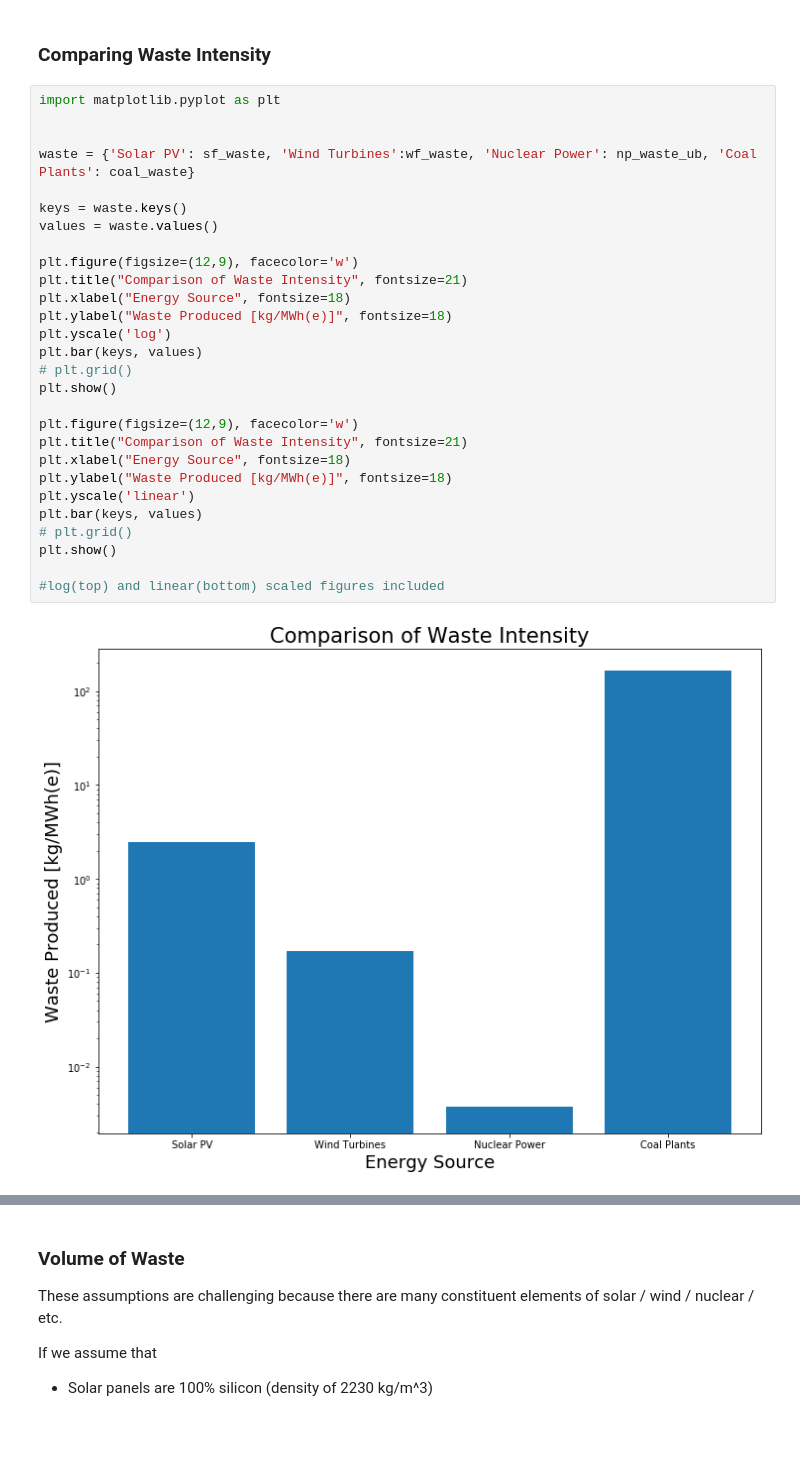
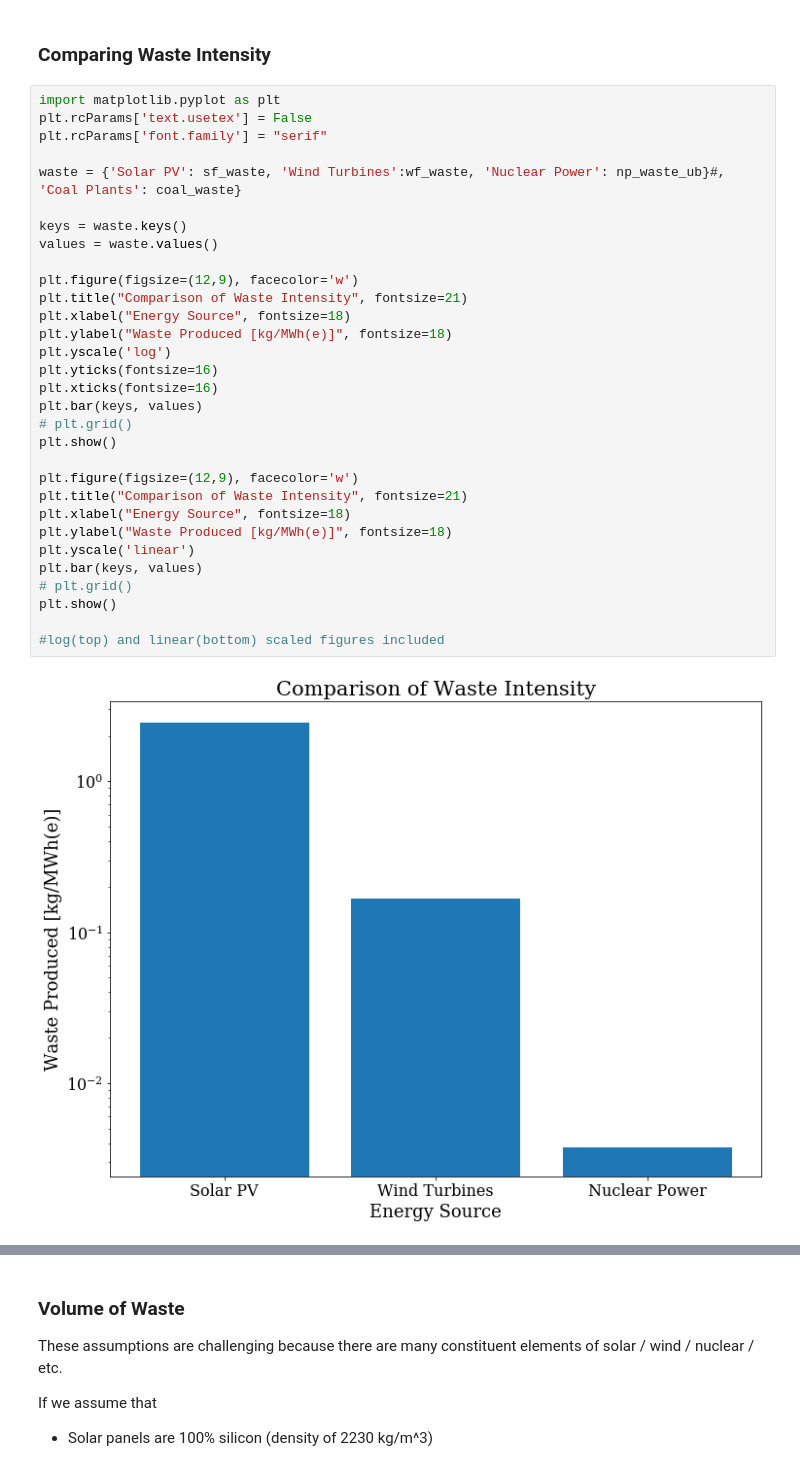
Before and after one commit to arfc/2021-04-nm-illinois, a Jupyter notebook: data/waste_calculator.ipynb, the cells around one changed output, grey strips where cells are left out. Saved outputs shown, nothing was run; the diff lists cells and outputs as text; blank space fills up the shorter version.

Commit message:
prettifies plots

```diff
--- a/data/waste_calculator.ipynb
+++ b/data/waste_calculator.ipynb
@@ -194,31 +194,34 @@ Coal plants will produce approximately 166.468264 kg/MWh(e) of solid waste.
 ### Comparing Waste Intensity
 # %%
 import matplotlib.pyplot as plt
+plt.rcParams['text.usetex'] = False
+plt.rcParams['font.family'] = "serif"
 
-
-waste = {'Solar PV': sf_waste, 'Wind Turbines':wf_waste, 'Nuclear Power': np_waste_ub, 'Coal Plants': coal_waste}
+waste = {'Solar PV': sf_waste, 'Wind Turbines':wf_waste, 'Nuclear Power': np_waste_ub}#, 'Coal Plants': coal_waste}
 
 keys = waste.keys()
 values = waste.values()
 
 plt.figure(figsize=(12,9), facecolor='w')
 plt.title("Comparison of Waste Intensity", fontsize=21)
 plt.xlabel("Energy Source", fontsize=18)
 plt.ylabel("Waste Produced [kg/MWh(e)]", fontsize=18)
 plt.yscale('log')
+plt.yticks(fontsize=16)
+plt.xticks(fontsize=16)
 plt.bar(keys, values)
 # plt.grid()
 plt.show()
 
 plt.figure(figsize=(12,9), facecolor='w')
 plt.title("Comparison of Waste Intensity", fontsize=21)
 plt.xlabel("Energy Source", fontsize=18)
 plt.ylabel("Waste Produced [kg/MWh(e)]", fontsize=18)
 plt.yscale('linear')
 plt.bar(keys, values)
 # plt.grid()
 plt.show()
 
 #log(top) and linear(bottom) scaled figures included
 # %% [output]
-[figure, old version]
+[figure, new version]
```
Also changed, not shown: parts of 4 cells of this notebook, 16 other files.
